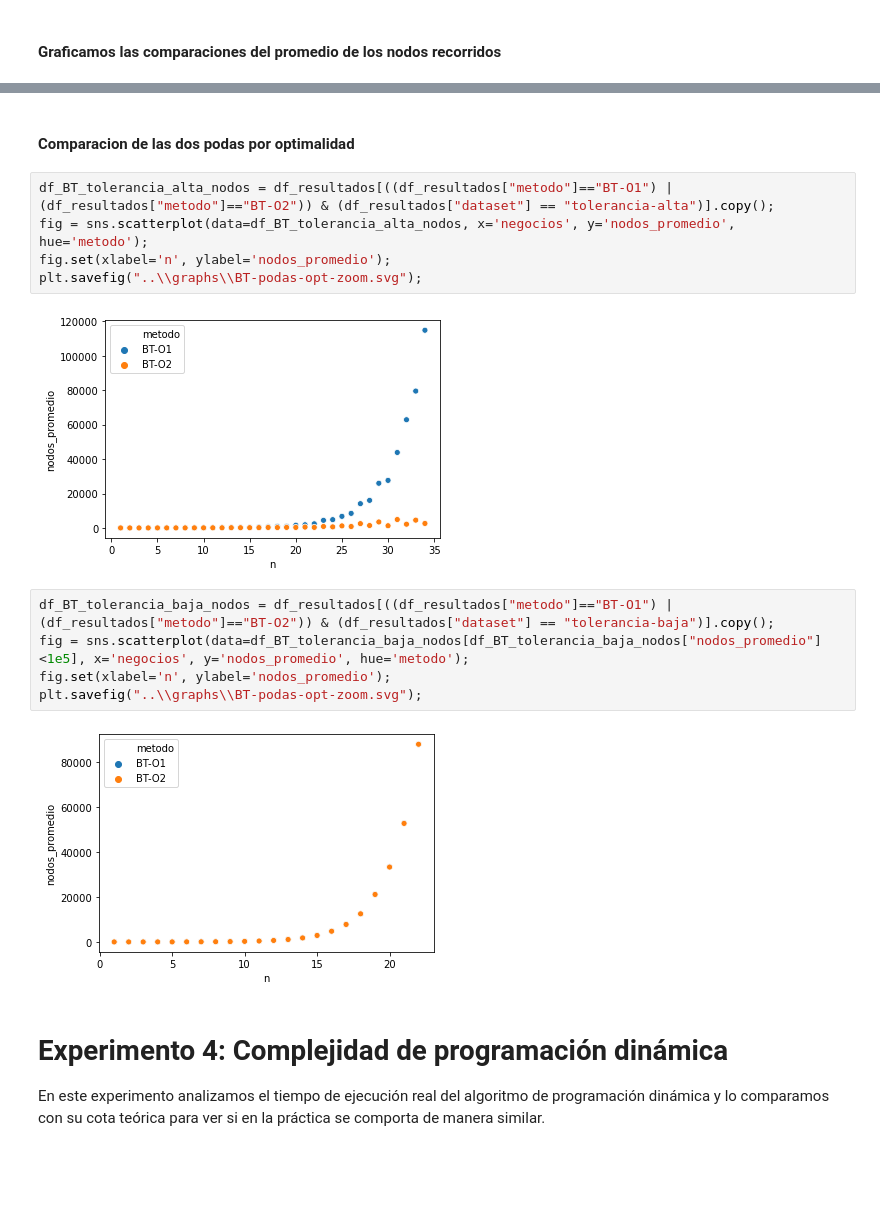
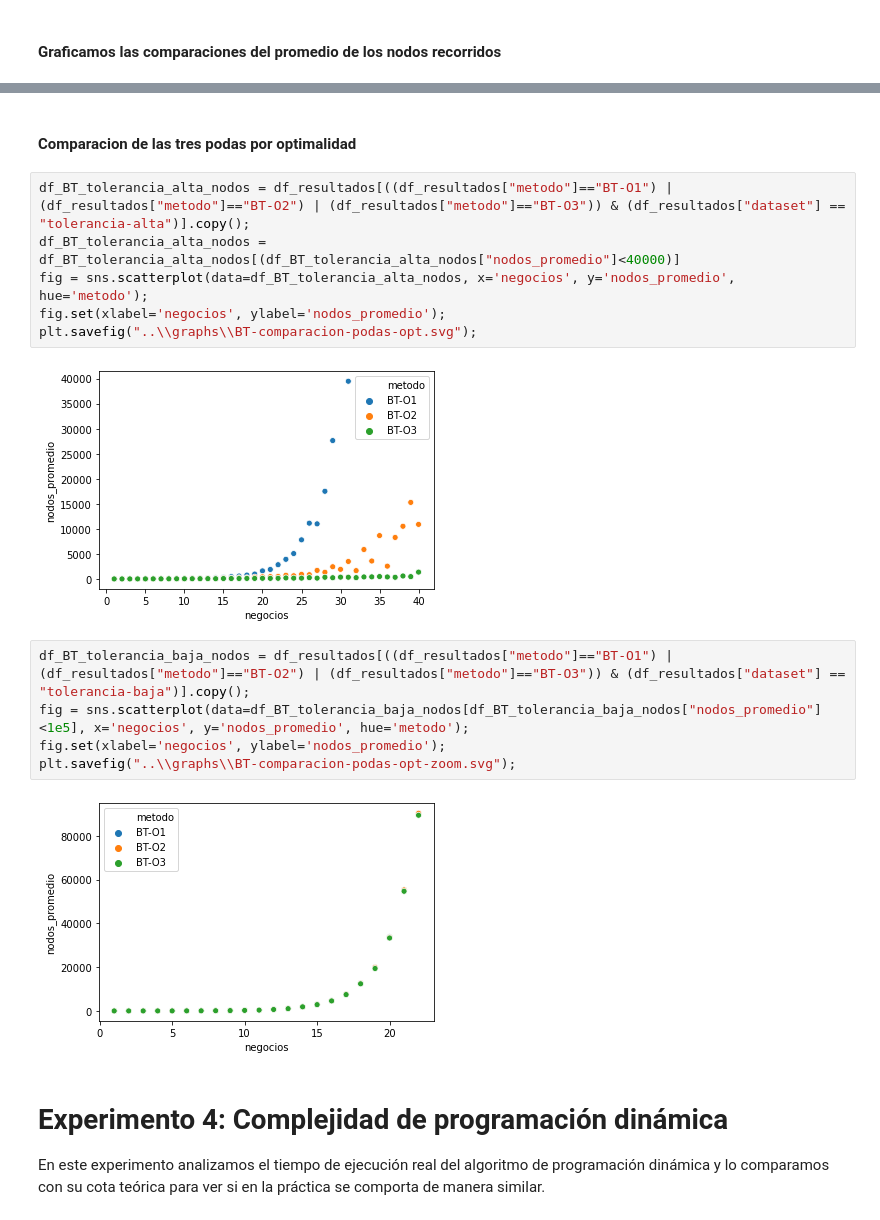
Before and after one commit to ZarthaxX/algo3-tp1, a Jupyter notebook: experimentacion/notebooks/analisis.ipynb, the cells around one changed output, grey strips where cells are left out. Cells and saved outputs as stored; diff of their text form; blank space fills up the shorter version.

```diff
--- a/experimentacion/notebooks/analisis.ipynb
+++ b/experimentacion/notebooks/analisis.ipynb
@@ -225,19 +225,20 @@ plt.savefig("..\\graphs\\BT-podas-zoom.svg");
 # %% [markdown]
-#### Comparacion de las dos podas por optimalidad
+#### Comparacion de las tres podas por optimalidad
 # %%
-df_BT_tolerancia_alta_nodos = df_resultados[((df_resultados["metodo"]=="BT-O1") | (df_resultados["metodo"]=="BT-O2")) & (df_resultados["dataset"] == "tolerancia-alta")].copy();
+df_BT_tolerancia_alta_nodos = df_resultados[((df_resultados["metodo"]=="BT-O1") | (df_resultados["metodo"]=="BT-O2") | (df_resultados["metodo"]=="BT-O3")) & (df_resultados["dataset"] == "tolerancia-alta")].copy();
+df_BT_tolerancia_alta_nodos = df_BT_tolerancia_alta_nodos[(df_BT_tolerancia_alta_nodos["nodos_promedio"]<40000)]
 fig = sns.scatterplot(data=df_BT_tolerancia_alta_nodos, x='negocios', y='nodos_promedio', hue='metodo');
-fig.set(xlabel='n', ylabel='nodos_promedio');
-plt.savefig("..\\graphs\\BT-podas-opt-zoom.svg");
+fig.set(xlabel='negocios', ylabel='nodos_promedio');
+plt.savefig("..\\graphs\\BT-comparacion-podas-opt.svg");
 # %% [output]
-[figure, old version]
+[figure, new version]
 # %%
-df_BT_tolerancia_baja_nodos = df_resultados[((df_resultados["metodo"]=="BT-O1") | (df_resultados["metodo"]=="BT-O2")) & (df_resultados["dataset"] == "tolerancia-baja")].copy();
+df_BT_tolerancia_baja_nodos = df_resultados[((df_resultados["metodo"]=="BT-O1") | (df_resultados["metodo"]=="BT-O2") | (df_resultados["metodo"]=="BT-O3")) & (df_resultados["dataset"] == "tolerancia-baja")].copy();
 fig = sns.scatterplot(data=df_BT_tolerancia_baja_nodos[df_BT_tolerancia_baja_nodos["nodos_promedio"]<1e5], x='negocios', y='nodos_promedio', hue='metodo');
-fig.set(xlabel='n', ylabel='nodos_promedio');
-plt.savefig("..\\graphs\\BT-podas-opt-zoom.svg");
+fig.set(xlabel='negocios', ylabel='nodos_promedio');
+plt.savefig("..\\graphs\\BT-comparacion-podas-opt-zoom.svg");
 # %% [output]
-[figure, old version]
+[figure, new version]
 # %% [markdown]
 # Experimento 4: Complejidad de programación dinámica
 En este experimento analizamos el tiempo de ejecución real del algoritmo de programación dinámica y lo comparamos con su cota teórica para ver si en la práctica se comporta de manera similar.
```
Also changed, not shown: parts of 32 cells of this notebook, 6 other files.
